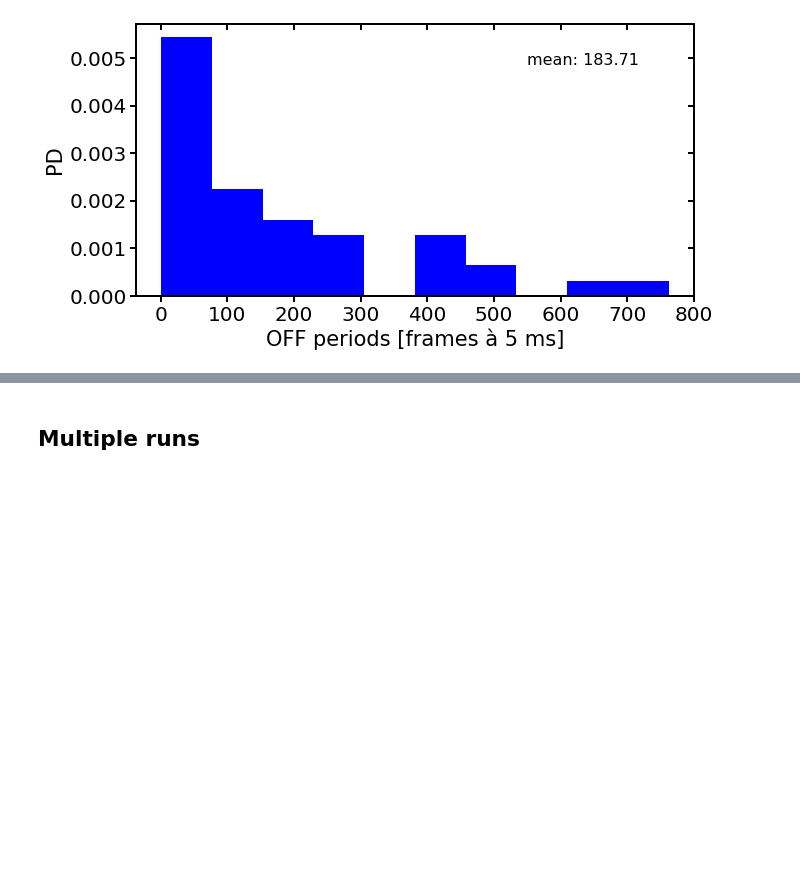
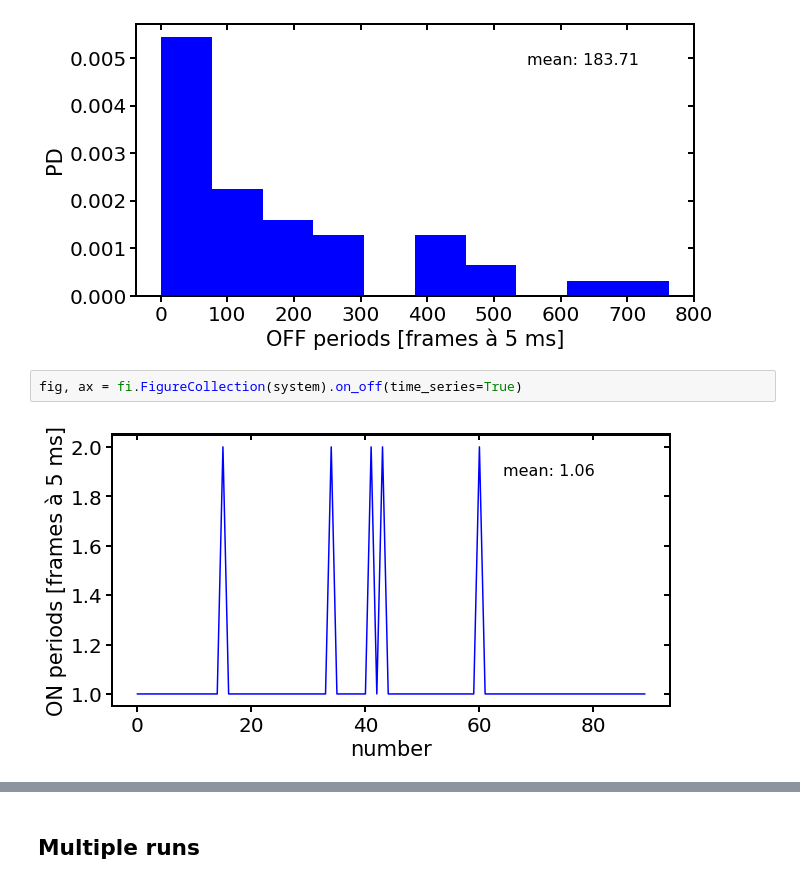
Before and after one commit to super-resolution/Fluopy, a Jupyter notebook: notebooks/Classic_jablonski_model.ipynb, the cells around one changed output, grey strips where cells are left out. Drawn from its saved outputs; the diff is of its cells as text; blank space fills up the shorter version.

Commit message:
Sorting, first test, figure additions
ON OFF periods over time figure

```diff
--- a/notebooks/Classic_jablonski_model.ipynb
+++ b/notebooks/Classic_jablonski_model.ipynb
@@ -115,3 +114,7 @@ fig, ax = fi.FigureCollection(system).on_off()
 fig, ax = fi.FigureCollection(system).on_off(on=False)
 # %% [output]
 [figure]
+# %%
+fig, ax = fi.FigureCollection(system).on_off(time_series=True)
+# %% [output]
+[figure, added]
```
Also changed, not shown: parts of 6 cells of this notebook, 14 other files.
